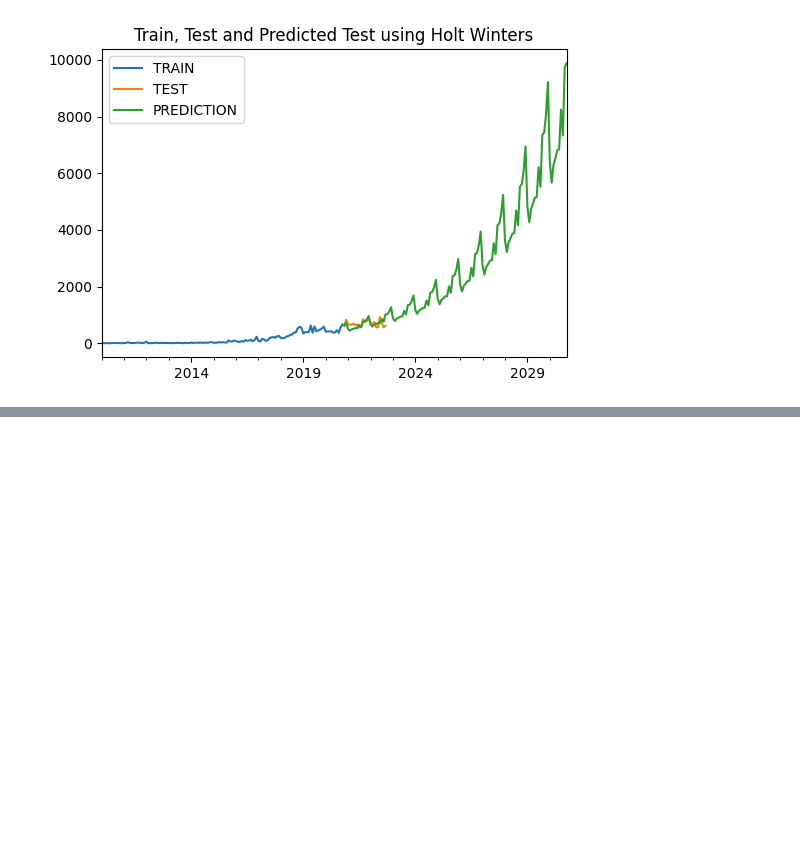
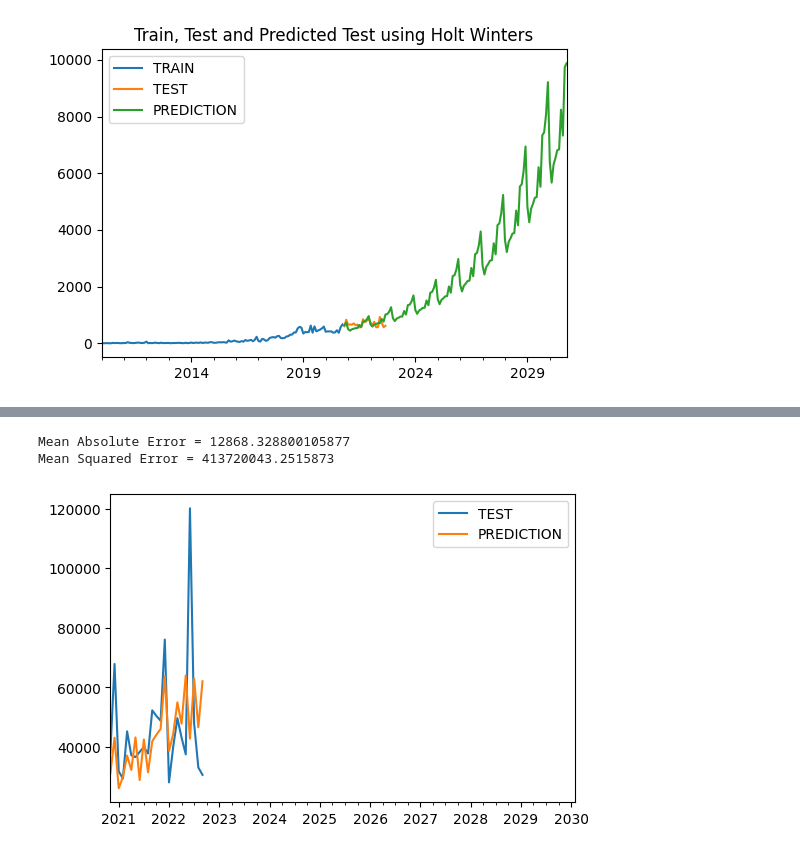
Before and after one commit to BT-Zarrok/KFW, a Jupyter notebook: KFW.ipynb, the cells around one changed output, grey strips where cells are left out. Cells and saved outputs as stored; diff of their text form; code cells hidden in the pictures; blank space fills up the shorter version.

```diff
--- a/KFW.ipynb
+++ b/KFW.ipynb
@@ -708,0 +861,11 @@ test_predictions.to_excel('')
+# %%
+test_df_sum['sum'].plot(legend=True,label='TEST',figsize=(6,4))
+test_predictions_sum.plot(legend=True,label='PREDICTION',xlim=['2020-11-01','2030-02-01'])
+
+from sklearn.metrics import mean_absolute_error,mean_squared_error
+print(f'Mean Absolute Error = {mean_absolute_error(test_df_sum,test_predictions_sum)}')
+print(f'Mean Squared Error = {mean_squared_error(test_df_sum,test_predictions_sum)}')
+# %% [output]
+Mean Absolute Error = 12868.328800105877
+Mean Squared Error = 413720043.2515873
+[figure, added]
```
Also changed, not shown: parts of 11 cells of this notebook.
